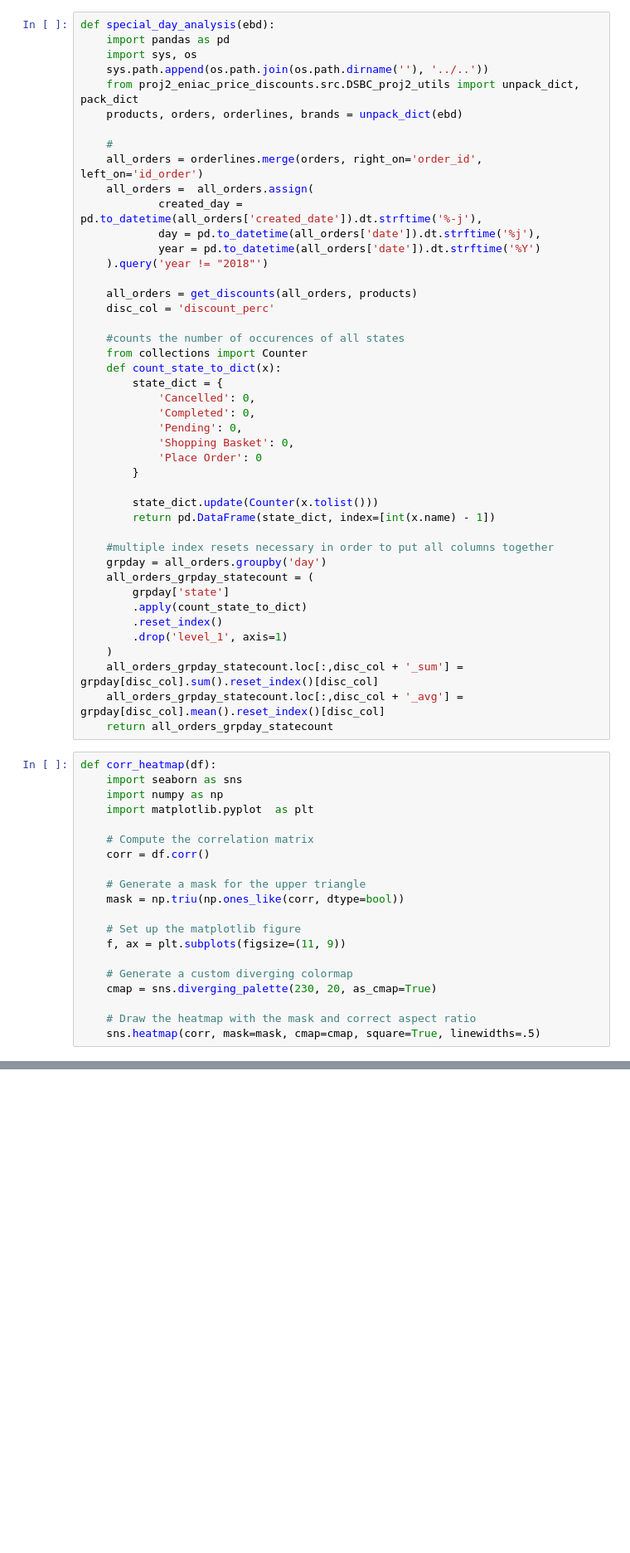
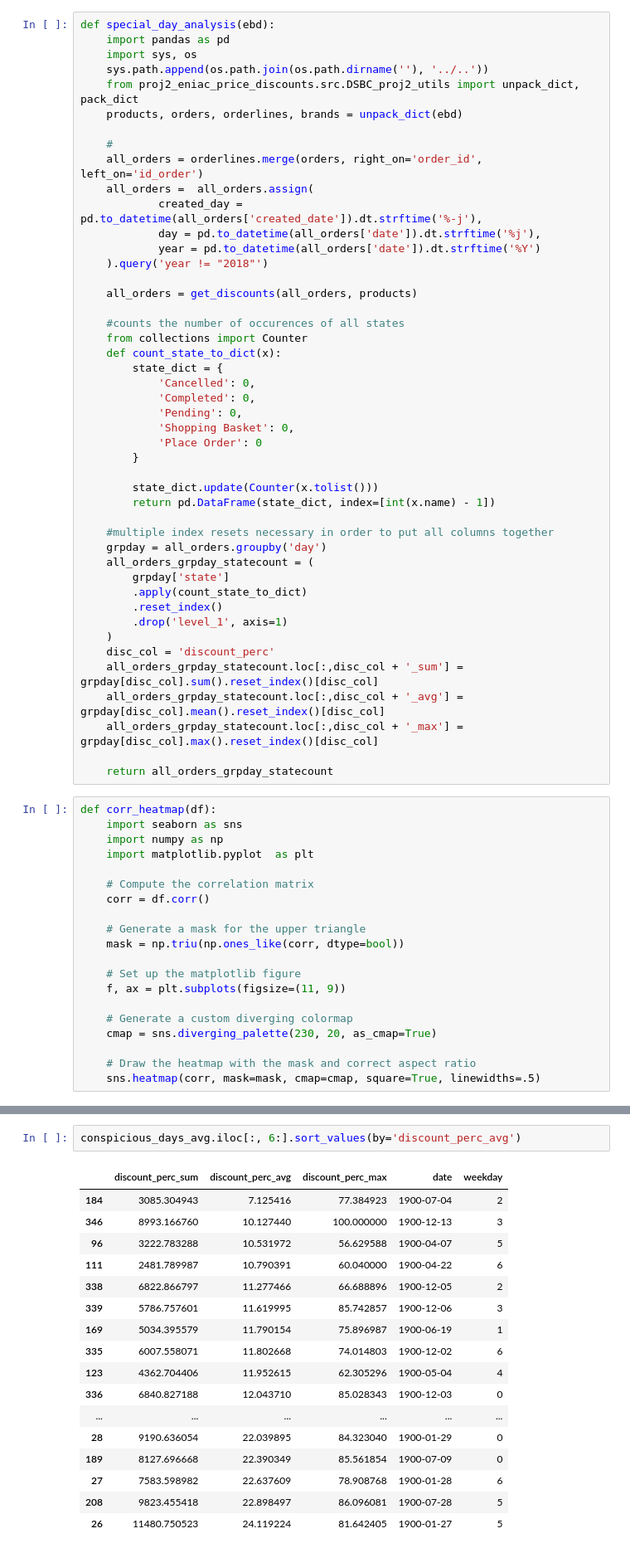
Before and after one commit to circle-ish/DataScienceBC22, a Jupyter notebook: proj2_eniac_price_discounts/src/DSBC_proj2_prices.ipynb, the cells around one changed output, grey strips where cells are left out. Shown: that part at 83% size. Cells and saved outputs as stored; diff of their text form; blank space fills up the shorter version.

```diff
--- a/proj2_eniac_price_discounts/src/DSBC_proj2_prices.ipynb
+++ b/proj2_eniac_price_discounts/src/DSBC_proj2_prices.ipynb
@@ -18,7 +18,6 @@ def special_day_analysis(ebd):
     ).query('year != "2018"')
 
     all_orders = get_discounts(all_orders, products)
-    disc_col = 'discount_perc'
 
     #counts the number of occurences of all states
     from collections import Counter
@@ -42,8 +41,11 @@ def special_day_analysis(ebd):
         .reset_index()
         .drop('level_1', axis=1)
     )
+    disc_col = 'discount_perc'
     all_orders_grpday_statecount.loc[:,disc_col + '_sum'] = grpday[disc_col].sum().reset_index()[disc_col]
     all_orders_grpday_statecount.loc[:,disc_col + '_avg'] = grpday[disc_col].mean().reset_index()[disc_col]
+    all_orders_grpday_statecount.loc[:,disc_col + '_max'] = grpday[disc_col].max().reset_index()[disc_col]
+
     return all_orders_grpday_statecount
 # %%
 def corr_heatmap(df):
@@ -174,3 +172,23 @@ conspicious_days
+# %%
+conspicious_days_avg.iloc[:, 6:].sort_values(by='discount_perc_avg')
+# %% [output]
+|  | discount_perc_sum | discount_perc_avg | discount_perc_max | date | weekday |
+| 184 | 3085.304943 | 7.125416 | 77.384923 | 1900-07-04 | 2 |
+| 346 | 8993.166760 | 10.127440 | 100.000000 | 1900-12-13 | 3 |
+| 96 | 3222.783288 | 10.531972 | 56.629588 | 1900-04-07 | 5 |
+| 111 | 2481.789987 | 10.790391 | 60.040000 | 1900-04-22 | 6 |
+| 338 | 6822.866797 | 11.277466 | 66.688896 | 1900-12-05 | 2 |
+| 339 | 5786.757601 | 11.619995 | 85.742857 | 1900-12-06 | 3 |
+| 169 | 5034.395579 | 11.790154 | 75.896987 | 1900-06-19 | 1 |
+| 335 | 6007.558071 | 11.802668 | 74.014803 | 1900-12-02 | 6 |
+| 123 | 4362.704406 | 11.952615 | 62.305296 | 1900-05-04 | 4 |
+| 336 | 6840.827188 | 12.043710 | 85.028343 | 1900-12-03 | 0 |
+| ... | ... | ... | ... | ... | ... |
+| 28 | 9190.636054 | 22.039895 | 84.323040 | 1900-01-29 | 0 |
+| 189 | 8127.696668 | 22.390349 | 85.561854 | 1900-07-09 | 0 |
+| 27 | 7583.598982 | 22.637609 | 78.908768 | 1900-01-28 | 6 |
+| 208 | 9823.455418 | 22.898497 | 86.096081 | 1900-07-28 | 5 |
+| 26 | 11480.750523 | 24.119224 | 81.642405 | 1900-01-27 | 5 |
 # %%
 if True:
     #plots
```
Also changed, not shown: parts of 7 cells of this notebook.
